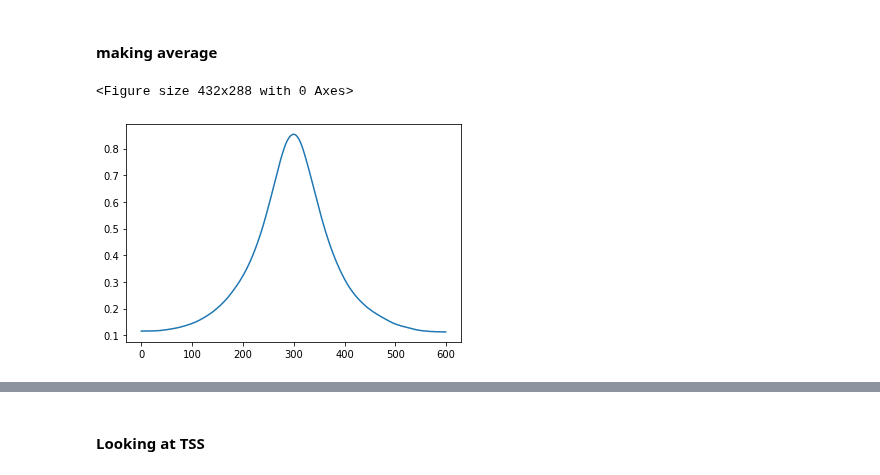
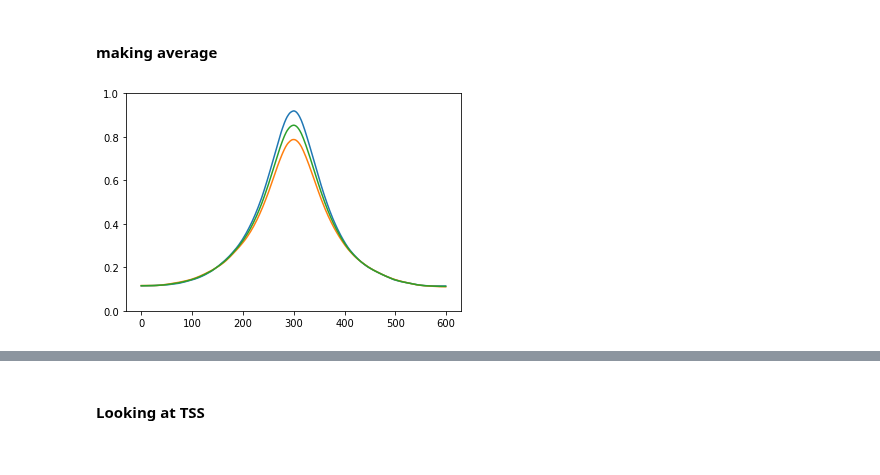
Before and after one commit to monikaperez/AMLproject, a Jupyter notebook: notebooks/Processing_differential_binding part3-Copy1.ipynb, the cells around one changed output, grey strips where cells are left out. Saved outputs shown, nothing was run; the diff lists cells and outputs as text; code cells hidden in the pictures.

```diff
--- a/notebooks/Processing_differential_binding part3-Copy1.ipynb
+++ b/notebooks/Processing_differential_binding part3-Copy1.ipynb
@@ -444,9 +444,6 @@ RUNX298151126888163455
 KeyboardInterrupt:
 # %% [markdown]
 #### GENOME WIDE comparison
-# %%
-dmsoname=""
-condname="_ko"
 # %%
 mpeaks = ! ls ../../data/knockouts_v1/*_genomewide_merged.bed
 # %%
@@ -473,7 +470,7 @@ mpeaks
 for i, val in enumerate(bw):
     if i <0:
         continue
-    name = names[i]+condname if i>2 else names[i]+dmsoname
+    name = names[i]
     print(name)
     chip.getPeaksAt(mpeaks[i], bigwigs = val, bigwignames= name, peaknames=['Macs2_Peaks'], window=3000, folder="", title=name, numthreads=8, refpoint="center", name='../../data/'+project+'/'+name+'_mat.pdf', withDeeptools=True, torecompute=True, legendLoc="lower-left", vmax=1)
 # %% [output]
@@ -535,9 +532,8 @@ ls ../../data
 # %%
 mv ../../data/*_averageofsamples.pdf ../../data/$project/
 # %%
-_ = chiplot.plotAverageOfSamples(["../../data/knockouts_v1/AAVS1_mat.gz", "../../data/knockouts_v1/AAVS1_V2_mat.gz"], folder="../../data/"+project+"/"+val)
+_ = chiplot.plotAverageOfSamples(["../../data/knockouts_v1/AAVS1_mat.gz", "../../data/knockouts_v1/AAVS1_V2_mat.gz"], folder="../../data/"+project+"/"+val, showAll=True, maxv = 1, minv=0)
 # %% [output]
-<Figure size 432x288 with 0 Axes>
-[figure, old version]
+[figure, new version]
 # %%
 for i, val in enumerate(names):
```
Also changed, not shown: parts of 1 cell of this notebook, 13 other files.
